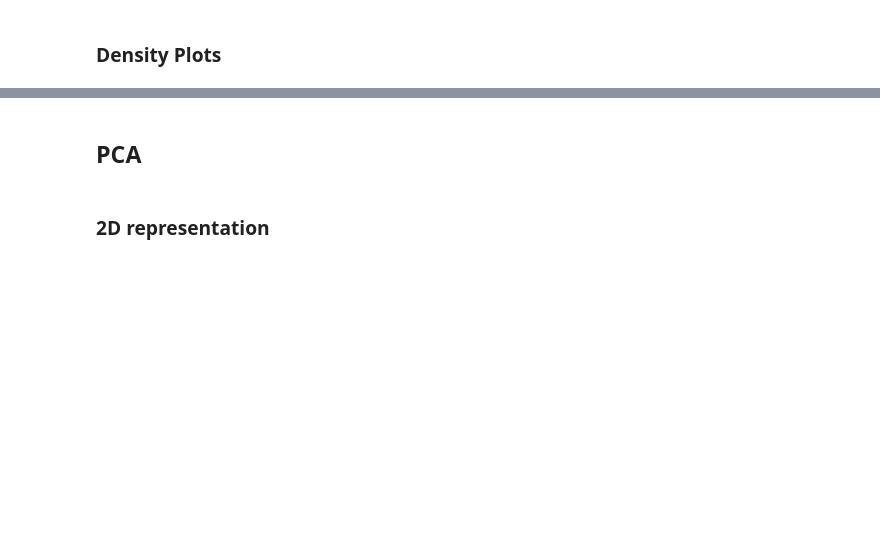
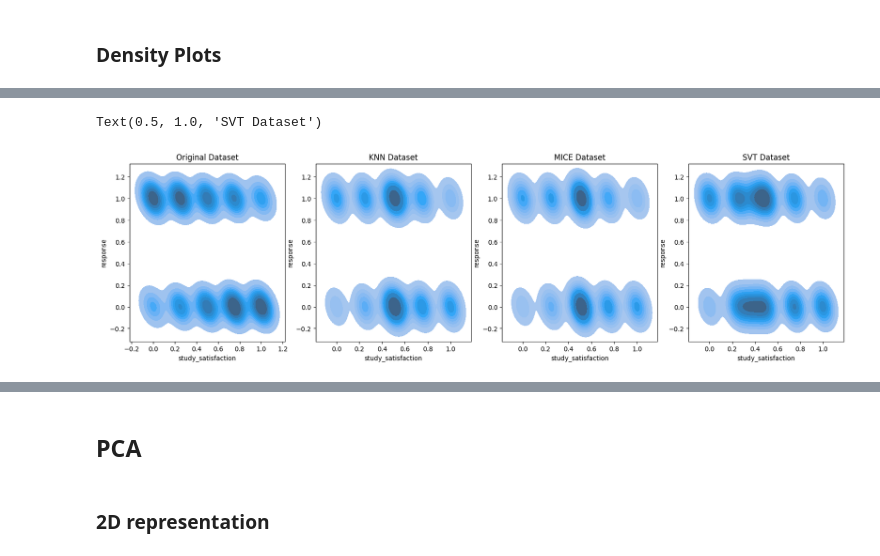
Before and after one commit to a-memme/matrix_completion_mental_health, a Jupyter notebook: downstream_prediction.ipynb, the cells around one changed output, grey strips where cells are left out. Saved outputs shown, nothing was run; the diff lists cells and outputs as text; code cells hidden in the pictures; blank space fills up the shorter version.

```diff
--- a/downstream_prediction.ipynb
+++ b/downstream_prediction.ipynb
@@ -610,24 +648,27 @@ Text(0.5, 1.0, 'SVT Dataset')
 # %%
-# #Academic Pressure
-# feature = 'study_satisfaction'
+#Academic Pressure
+feature = 'study_satisfaction'
 
-# #Plot all histograms
-# #Subplots
-# fig, axes = plt.subplots(1, 4, figsize=(20, 5))
+#Plot all histograms
+#Subplots
+fig, axes = plt.subplots(1, 4, figsize=(20, 5))
 
-# #Original Dataset
-# sns.kdeplot(ax=axes[0], data=original_student, x=original_student[feature], y=original_student['response'], bw_adjust=0.6, fill=True)
-# axes[0].set_title('Original Dataset')
+#Original Dataset
+sns.kdeplot(ax=axes[0], data=original_student, x=original_student[feature], y=original_student['response'], bw_adjust=0.6, fill=True)
+axes[0].set_title('Original Dataset')
 
-# #KNN Dataset
-# sns.kdeplot(ax=axes[1], data=knn_student, x=knn_student[feature], y=knn_student['response'], bw_adjust=0.6, fill=True)
-# axes[1].set_title('KNN Dataset')
+#KNN Dataset
+sns.kdeplot(ax=axes[1], data=knn_student, x=knn_student[feature], y=knn_student['response'], bw_adjust=0.6, fill=True)
+axes[1].set_title('KNN Dataset')
 
-# #MICE Dataset
-# sns.kdeplot(ax=axes[2], data=mice_student, x=mice_student[feature], y=mice_student['response'], bw_adjust=0.6, fill=True)
-# axes[2].set_title('MICE Dataset')
+#MICE Dataset
+sns.kdeplot(ax=axes[2], data=mice_student, x=mice_student[feature], y=mice_student['response'], bw_adjust=0.6, fill=True)
+axes[2].set_title('MICE Dataset')
 
-# #SVT Dataset
-# sns.kdeplot(ax=axes[3], data=svt_student, x=svt_student[feature], y=svt_student['response'], bw_adjust=0.6, fill=True)
-# axes[3].set_title('SVT Dataset')
+#SVT Dataset
+sns.kdeplot(ax=axes[3], data=svt_student, x=svt_student[feature], y=svt_student['response'], bw_adjust=0.6, fill=True)
+axes[3].set_title('SVT Dataset')
+# %% [output]
+Text(0.5, 1.0, 'SVT Dataset')
+[figure, added]
 # %%
```
Also changed, not shown: parts of 9 cells of this notebook.
